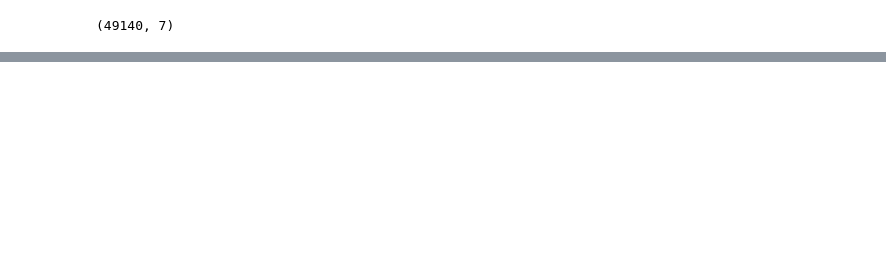
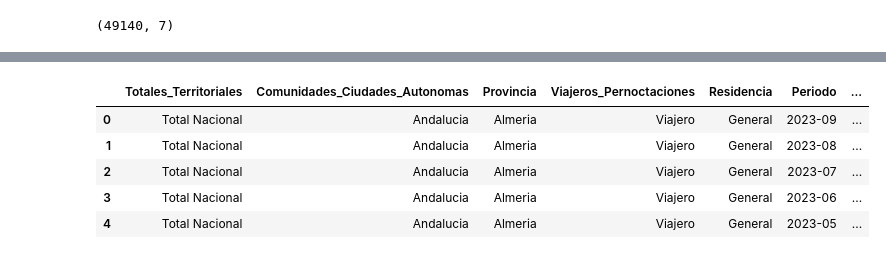
Before and after one commit to Carolina-MH/Proyecto_final, a Jupyter notebook: notebook/Final INE.ipynb, the cells around one changed output, grey strips where cells are left out. Drawn from its saved outputs; the diff is of its cells as text; code cells hidden in the pictures; blank space fills up the shorter version.

```diff
--- a/notebook/Final INE.ipynb
+++ b/notebook/Final INE.ipynb
@@ -299,0 +316,13 @@ dtype('O')
+# %%
+ine_viajeros = ine[(ine['Viajeros_Pernoctaciones']=='Viajero') & (ine['Provincia']!='-')]
+ine_viajeros.reset_index(inplace=True, drop=True)
+# %%
+ine_viajeros['ID_viajeros']=range(len(ine_viajeros))
+ine_viajeros.head()
+# %% [output]
+|  | Totales_Territoriales | Comunidades_Ciudades_Autonomas | Provincia | Viajeros_Pernoctaciones | Residencia | Periodo | ... |
+| 0 | Total Nacional | Andalucia | Almeria | Viajero | General | 2023-09 | ... |
+| 1 | Total Nacional | Andalucia | Almeria | Viajero | General | 2023-08 | ... |
+| 2 | Total Nacional | Andalucia | Almeria | Viajero | General | 2023-07 | ... |
+| 3 | Total Nacional | Andalucia | Almeria | Viajero | General | 2023-06 | ... |
+| 4 | Total Nacional | Andalucia | Almeria | Viajero | General | 2023-05 | ... |
```
Also changed, not shown: parts of 23 cells of this notebook, 22 other files.
